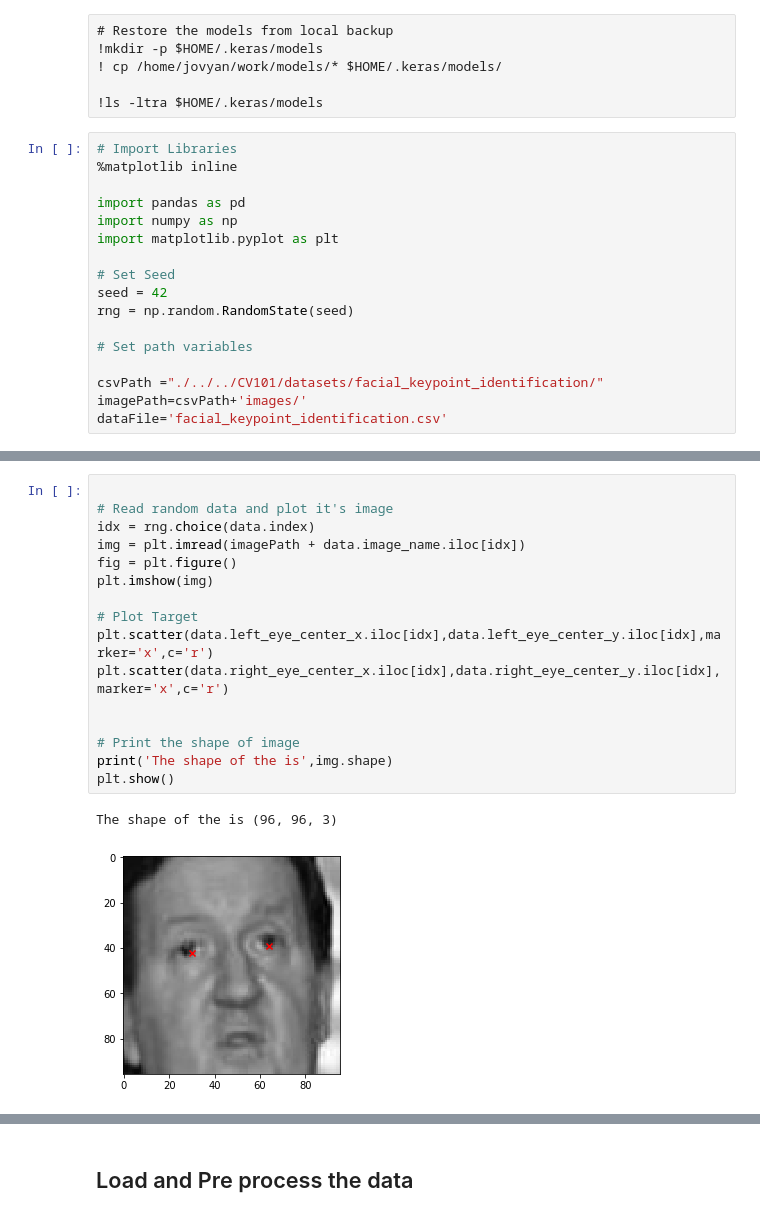
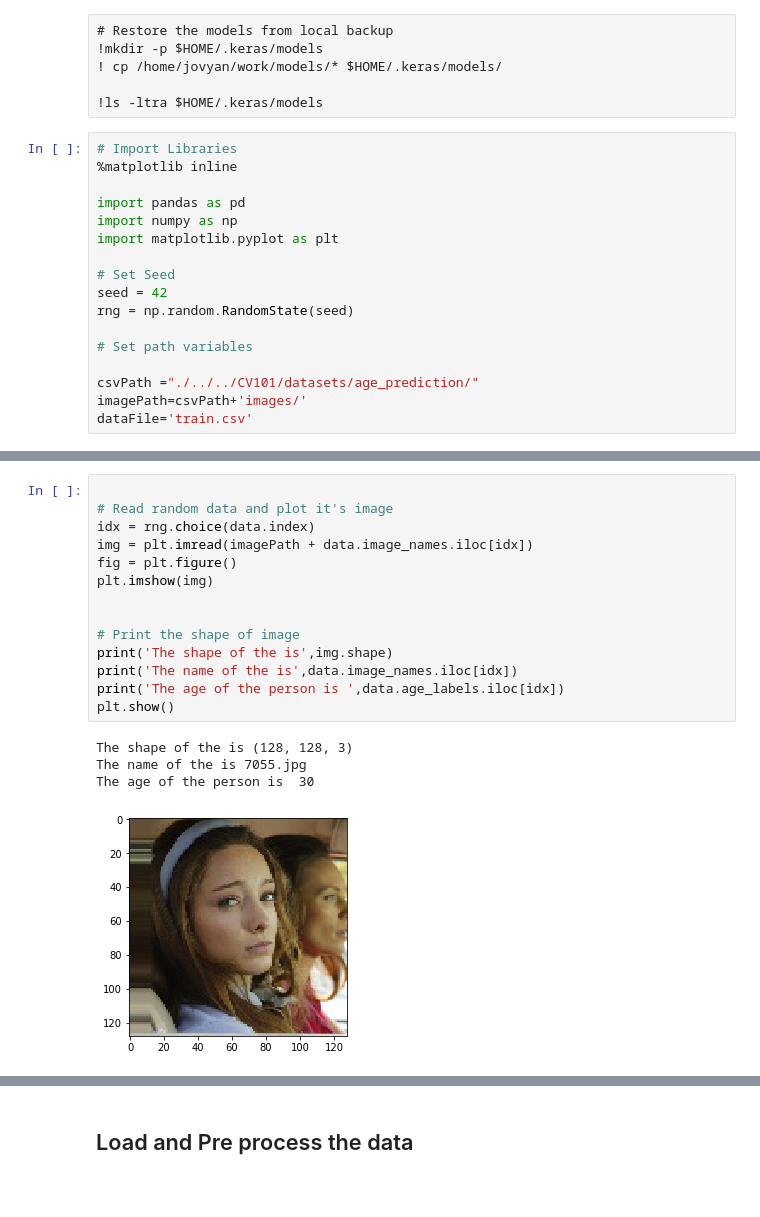
Before and after one commit to risarora/AI-ML-BlackBelt-AnalyticsVidhya, a Jupyter notebook: Computer Vision/Image regression - 2. Age Prediction.ipynb, the cells around one changed output, grey strips where cells are left out. Drawn from its saved outputs; the diff is of its cells as text; blank space fills up the shorter version.

Commit message:
Age Prediction

```diff
--- a/Computer Vision/Image regression - 2. Age Prediction.ipynb
+++ b/Computer Vision/Image regression - 2. Age Prediction.ipynb
@@ -18,8 +18,8 @@ rng = np.random.RandomState(seed)
 
 # Set path variables
 
-csvPath ="./../../CV101/datasets/facial_keypoint_identification/"
+csvPath ="./../../CV101/datasets/age_prediction/"
 imagePath=csvPath+'images/'
-dataFile='facial_keypoint_identification.csv'
+dataFile='train.csv'
 # %%
 ! pwd
@@ -45,19 +45,19 @@ data.head()
 # %%
 
 # Read random data and plot it's image
 idx = rng.choice(data.index)
-img = plt.imread(imagePath + data.image_name.iloc[idx])
+img = plt.imread(imagePath + data.image_names.iloc[idx])
 fig = plt.figure()
 plt.imshow(img)
-
-# Plot Target
-plt.scatter(data.left_eye_center_x.iloc[idx],data.left_eye_center_y.iloc[idx],marker='x',c='r')
-plt.scatter(data.right_eye_center_x.iloc[idx],data.right_eye_center_y.iloc[idx],marker='x',c='r')
 
 
 # Print the shape of image
 print('The shape of the is',img.shape)
+print('The name of the is',data.image_names.iloc[idx])
+print('The age of the person is ',data.age_labels.iloc[idx])
 plt.show()
 # %% [output]
-The shape of the is (96, 96, 3)
+The shape of the is (128, 128, 3)
+The name of the is 7055.jpg
+The age of the person is  30
-[figure, old version]
+[figure, new version]
```
Also changed, not shown: parts of 33 cells of this notebook.
